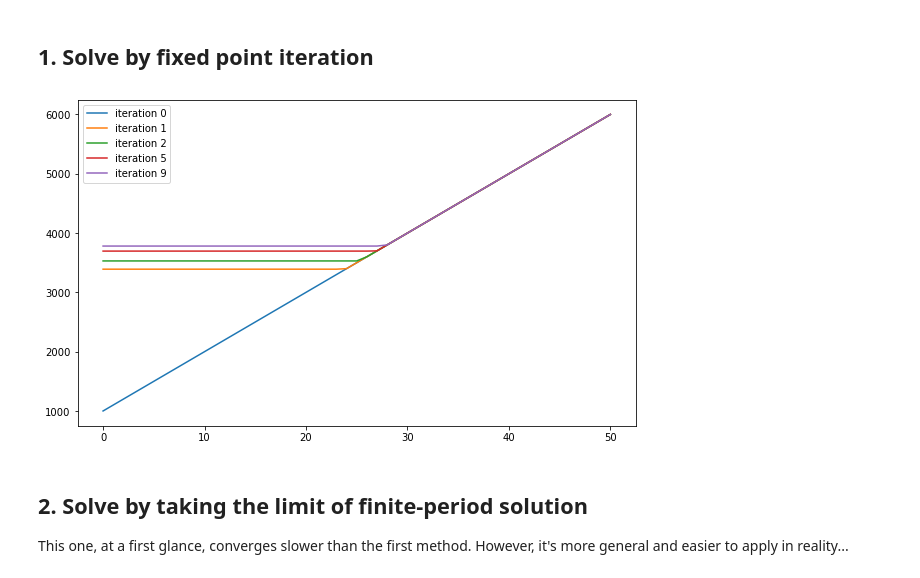
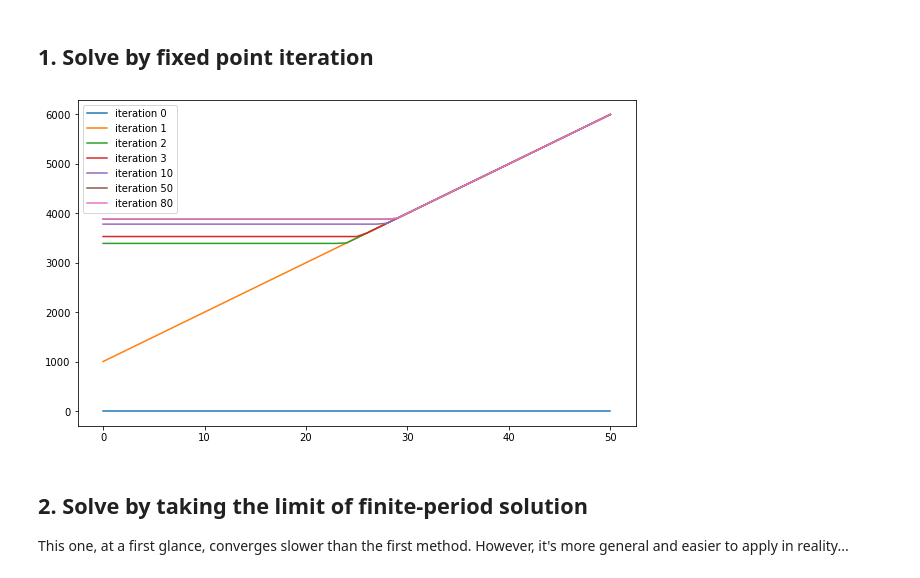
Before and after one commit to wupeifan/ECON_407_Fall2020, a Jupyter notebook: Notebooks/McCall.ipynb, the cells around one changed output. Saved outputs shown, nothing was run; the diff lists cells and outputs as text; code cells hidden in the pictures.

```diff
--- a/Notebooks/McCall.ipynb
+++ b/Notebooks/McCall.ipynb
@@ -30,13 +30,13 @@ beta = 0.99  # Discount factor
 # %% [markdown]
 ## 1. Solve by fixed point iteration
 # %%
-T = 10
+T = 100
 v = np.zeros((T, n))
 w = w_default / (1 - beta)
 
 # initialization
-is_accept = (w > c)
-v[0, :] = w * (is_accept == True) + c * (is_accept == False)
+# is_accept = (w > c)
+# v[0, :] = w * (is_accept == True) + c * (is_accept == False)
 
 for i in range(T - 1):
     # Continuation value?
@@ -46,13 +46,13 @@ for i in range(T - 1):
     v[i + 1, :] = w * (is_accept == True) + cont * (is_accept == False)
 # %%
 plt.figure(figsize = (10, 6))
-t_series = [0, 1, 2, 5, 9]
+t_series = [0, 1, 2, 3, 10, 50, 80]
 for i in t_series:
     plt.plot(v[i, :], label = f"iteration {i}")
 plt.legend(loc = 'best')
 plt.show()
 # %% [output]
-[figure, old version]
+[figure, new version]
 # %% [markdown]
 ## 2. Solve by taking the limit of finite-period solution
 
```
Also changed, not shown: parts of 6 cells of this notebook, 3 other files.
